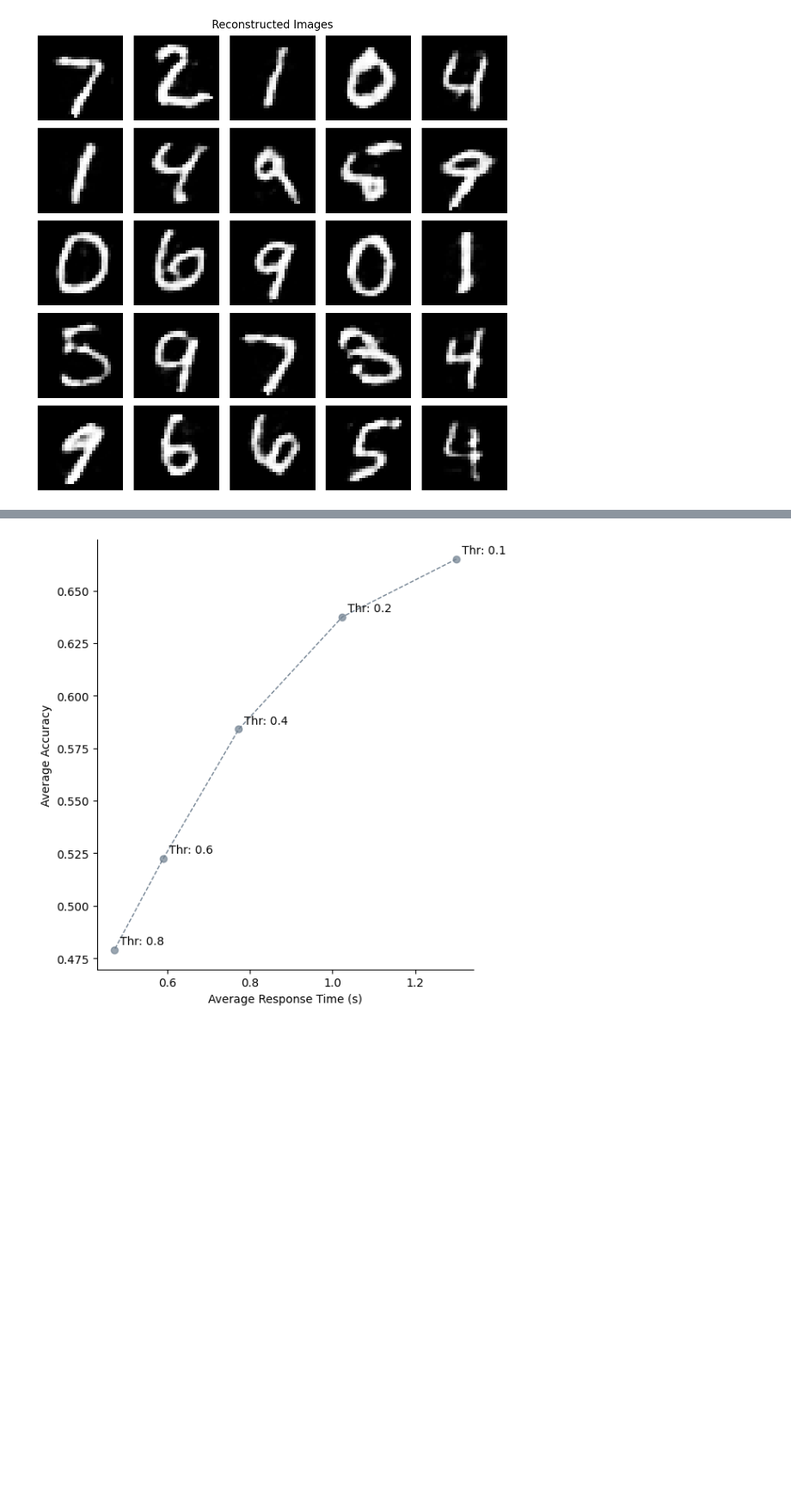
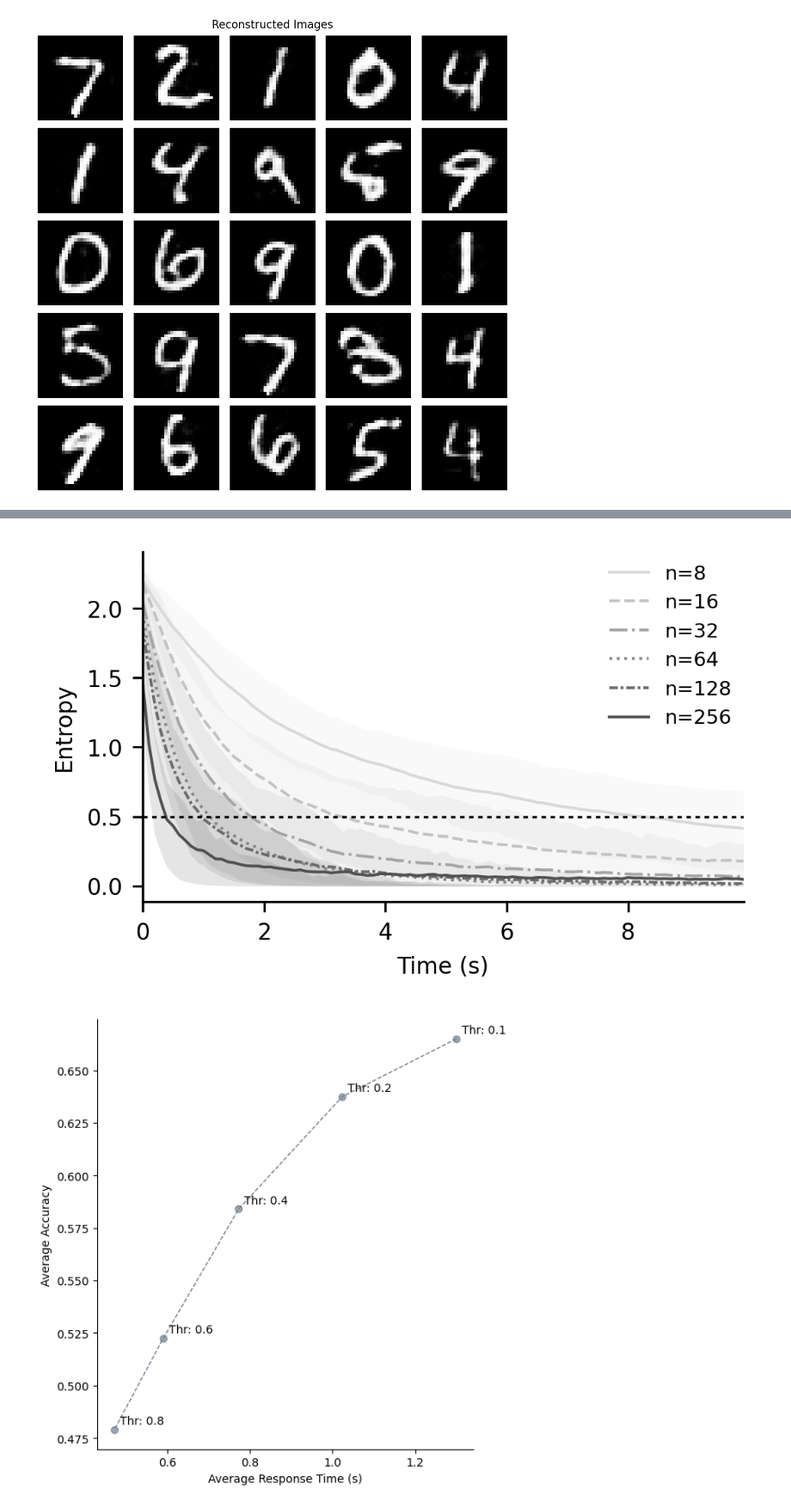
Before and after one commit to hayden-johnson/poisson-ssm, a Jupyter notebook: pssm.ipynb, the cells around one changed output, grey strips where cells are left out. Shown at 86% size. Cells and saved outputs as stored; diff of their text form; code cells hidden in the pictures; blank space fills up the shorter version.

```diff
--- a/pssm.ipynb
+++ b/pssm.ipynb
@@ -321 +805,17 @@ KeyboardInterrupt:
+# %%
+# plot mean entropy
+n_neurons_list = [8, 16, 32, 64, 128, 256]
+
+# Compute entropy overlay
+# entropies = compute_entropy_overlay(n_neurons_list, ds_test, threshold=0.5, dt=0.1)
+
+# # Save entropies as a file
+# np.save("entropies.npy", entropies)
+
+# Load entropies from file
+entropies = np.load("entropies.npy", allow_pickle=True)
+
+plot_entropy_overlay_paper(n_neurons_list, entropies, threshold=0.5, dt=0.1, outfile=f"{figures_path}/entropy_overlay_all_n_neurons.svg")
+# %% [output]
+[figure, added]
 # %%
```
Also changed, not shown: parts of 16 cells of this notebook, 20 other files.
